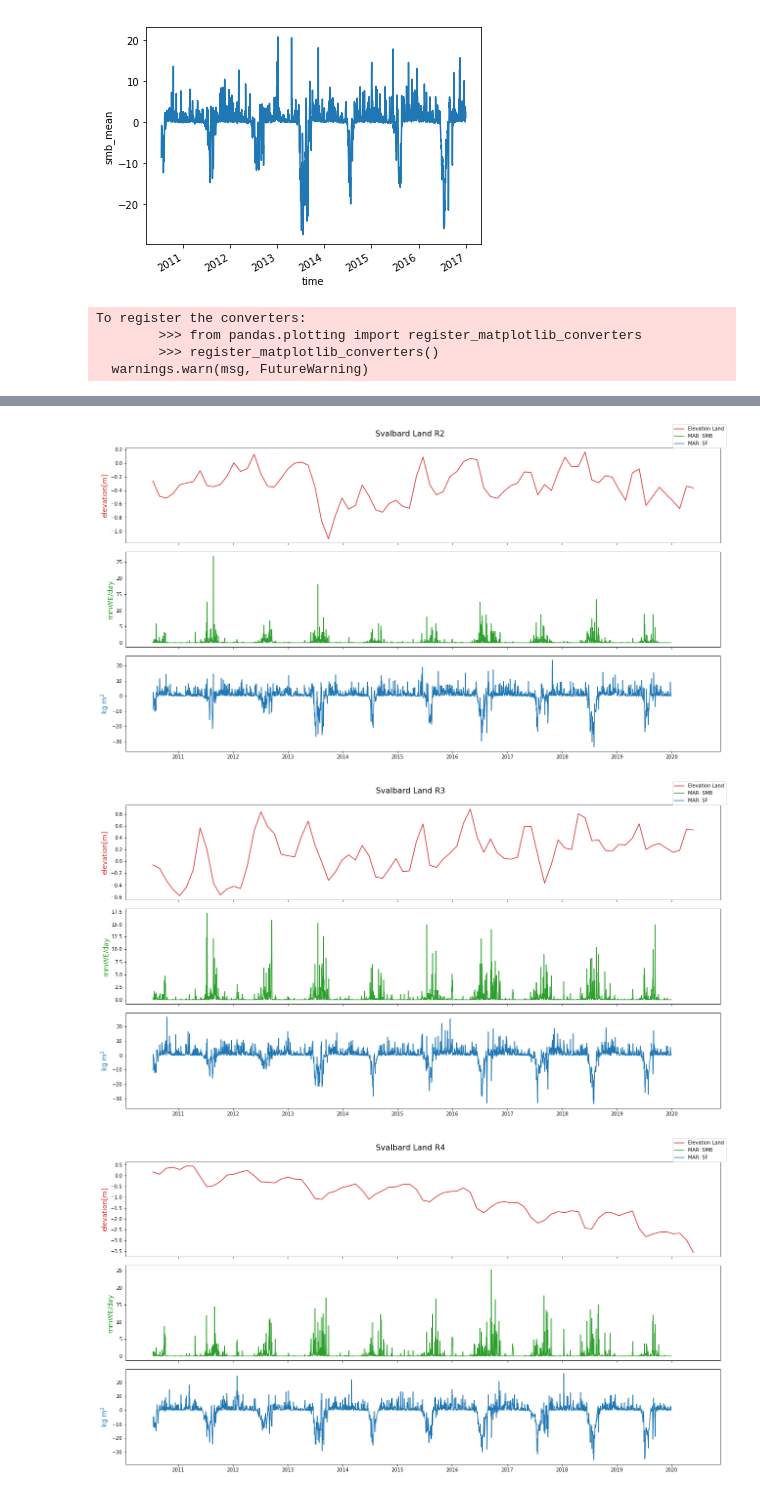
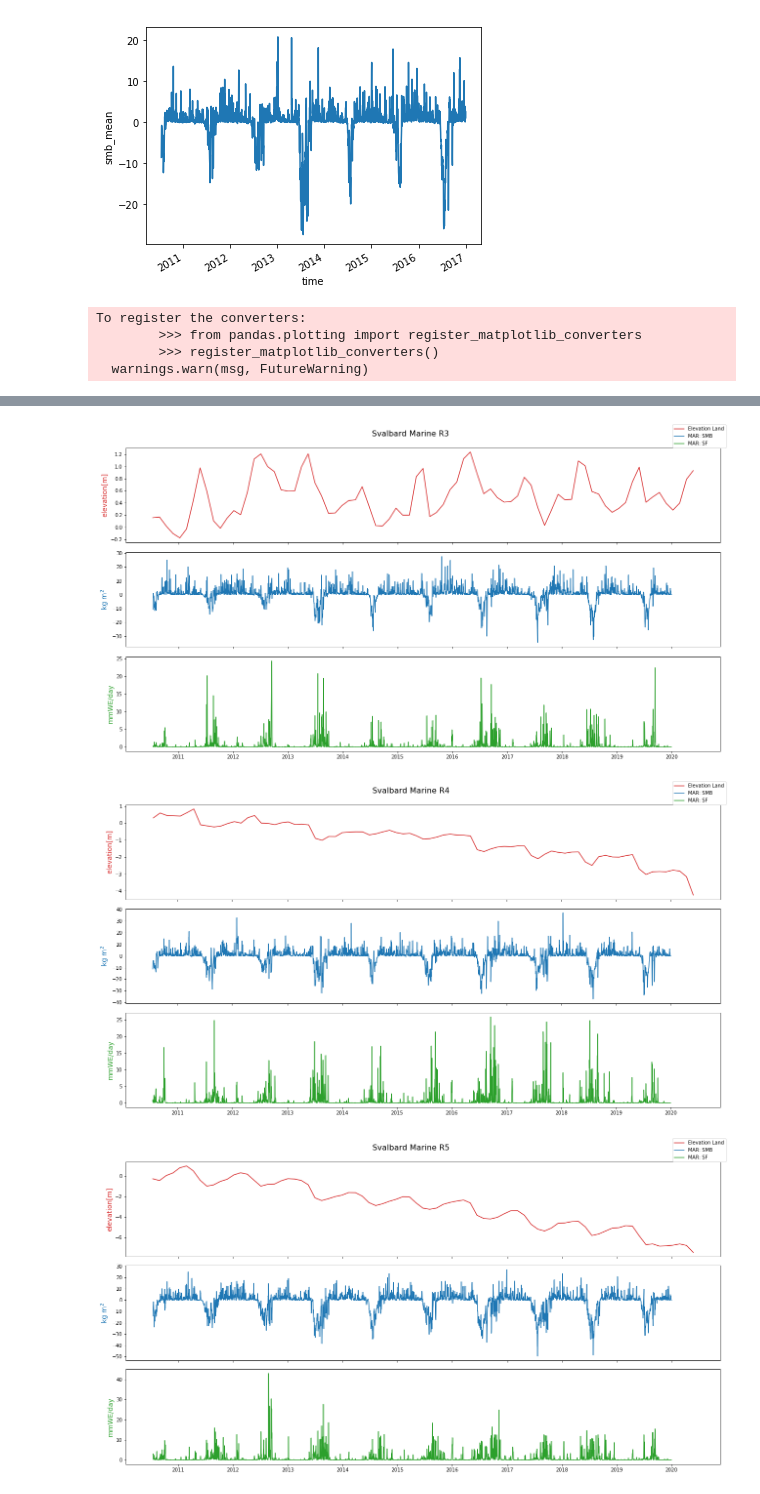
Before and after one commit to MoragF/SENSEEDI, a Jupyter notebook: Svalbard/Scripts/MAR/Timeseries_MAR_Svalbard.ipynb, the cells around one changed output, grey strips where cells are left out. Saved outputs shown, nothing was run; the diff lists cells and outputs as text; code cells hidden in the pictures.

Commit message:
update figures

```diff
--- a/Svalbard/Scripts/MAR/Timeseries_MAR_Svalbard.ipynb
+++ b/Svalbard/Scripts/MAR/Timeseries_MAR_Svalbard.ipynb
@@ -9,9 +9,8 @@ from netCDF4 import Dataset as netcdf
 from affine import Affine
 tif = xr.open_rasterio('/home/s1423313/Documents/Svalbard/Regions/Region_Masks/07_rgi60_Svalbard_corr_land_R1.tif')
 # %%
-ncfile = netcdf('/exports/csce/datastore/geos/groups/geos_EO/Databases/MAR/Svalbard-RA/Svalbard_Masked/Years/Svalbard_2001.nc')
+ncfile = netcdf('/exports/csce/datastore/geos/groups/geos_EO/Databases/MAR/Svalbard-RA/MARv3.11.2-6km-daily-ERA5-2001.nc')
 ncfile.variables
-ds= xr.open_dataset('/exports/csce/datastore/geos/groups/geos_EO/Databases/MAR/Svalbard-RA/Svalbard_Masked/Svalbard_LR1.nc')
-ds['time']= pd.date_range('2001-01-01','2019-12-31')
-ds
+#ds= xr.open_dataset('/exports/csce/datastore/geos/groups/geos_EO/Databases/MAR/Svalbard-RA/MARv3.11.2-6km-daily-ERA5-2001.nc')
+#ds
 # %% [output]
@@ -27,5 +36,3 @@ ds.smb_mean.sel(time=slice('2010-07-18','2016-12-31')).plot()
 # %% [output]
 [<matplotlib.lines.Line2D at 0x...>]
 [figure]
-# %%
-matdata=io.loadmat('/geos/d14/CS2/dhdt/Timeseries/Svalbard_LR1_MF/tmsr_45_90_07_rgi60_Svalbard_corr_land_R1.mat')
@@ -69,8 +70,8 @@ def MARplot(matfile,ncfile,title,npng):
     plt.savefig(npng)
     plt.show()
 # %%
-for i in range(1,7):
-    MARplot('/geos/d14/CS2/dhdt/Timeseries/Svalbard_LR'+str(i)+'_MF/tmsr_45_90_07_rgi60_Svalbard_corr_land_R'+str(i)+'.mat','/exports/csce/datastore/geos/groups/geos_EO/Databases/MAR/Svalbard-RA/Svalbard_Masked/Svalbard_LR'+str(i)+'.nc','Svalbard Land R'+str(i),'Svalbard_LR'+str(i)+'.png')
+for i in range(2,7):
+    MARplot('/geos/d14/CS2/dhdt/Timeseries/Svalbard_MR'+str(i)+'_MF/tmsr_45_90_07_rgi60_Svalbard_corr_marine_R'+str(i)+'.mat','/exports/csce/datastore/geos/groups/geos_EO/Databases/MAR/Svalbard-RA/Svalbard_Masked/Svalbard_MR'+str(i)+'.nc','Svalbard Marine R'+str(i),'Svalbard_MR'+str(i)+'.png')
 # %% [output]
 To register the converters:
         >>> from pandas.plotting import register_matplotlib_converters
@@ -80,3 +81,3 @@ To register the converters:
-[figure, old version]
+[figure, new version]
-[figure, old version]
+[figure, new version]
-[figure, old version]
+[figure, new version]
```
Also changed, not shown: parts of 3 cells of this notebook, 31 other files.
